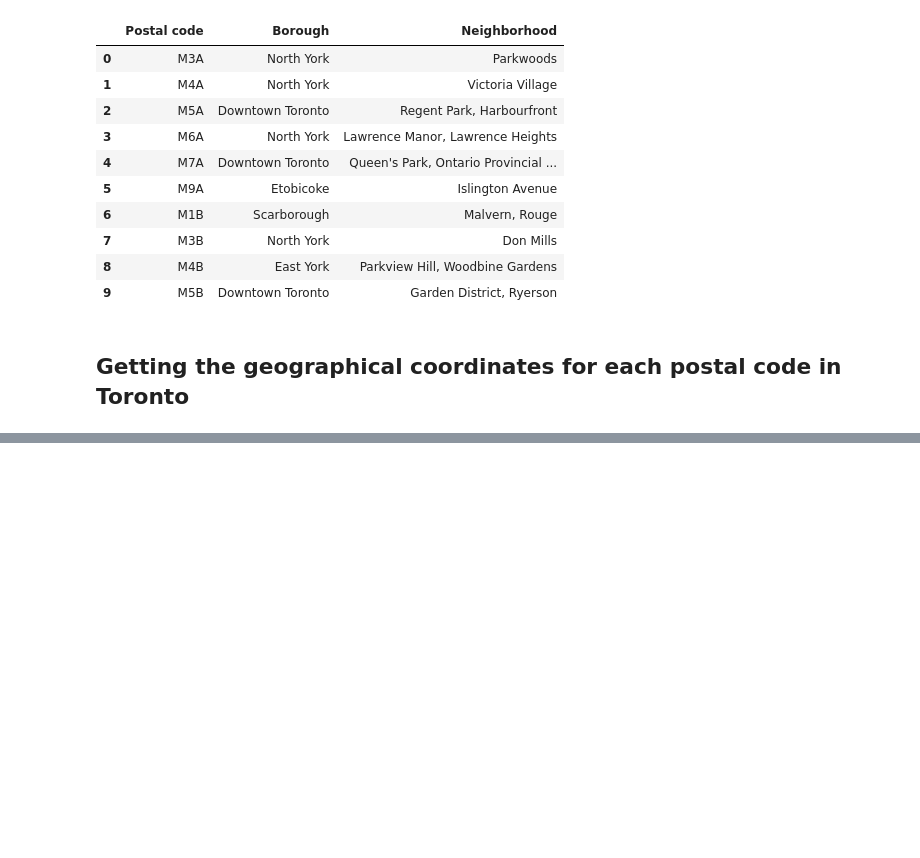
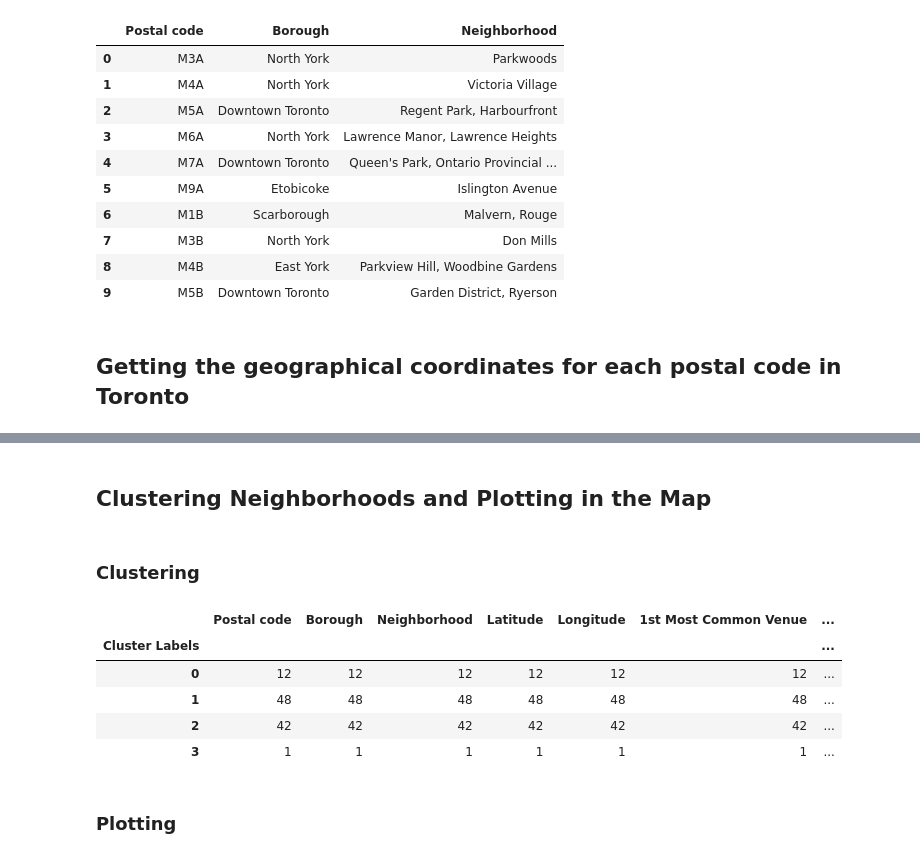
Before and after one commit to gustavosalgado86/Coursera_Capstone, a Jupyter notebook: Segmenting and Clustering Neighborhoods in Toronto.ipynb, the cells around one changed output, grey strips where cells are left out. Cells and saved outputs as stored; diff of their text form; code cells hidden in the pictures; blank space fills up the shorter version.

```diff
--- a/Segmenting and Clustering Neighborhoods in Toronto.ipynb
+++ b/Segmenting and Clustering Neighborhoods in Toronto.ipynb
@@ -85,0 +178,27 @@ toronto_neigh.head()
+# %%
+def return_most_common_venues(row, num_top_venues):
+    row_categories = row.iloc[1:]
+    row_categories_sorted = row_categories.sort_values(ascending=False)
+
+    return row_categories_sorted.index.values[0:num_top_venues]
+
+num_top_venues = 10
+
+indicators = ['st', 'nd', 'rd']
+
+# create columns according to number of top venues
+columns = ['Neighborhood']
+for ind in np.arange(num_top_venues):
+    try:
+        columns.append('{}{} Most Common Venue'.format(ind+1, indicators[ind]))
+    except:
+        columns.append('{}th Most Common Venue'.format(ind+1))
+
+# create a new dataframe
+neighborhoods_venues_sorted = pd.DataFrame(columns=columns)
+neighborhoods_venues_sorted['Neighborhood'] = toronto_grouped['Neighborhood']
+
+for ind in np.arange(toronto_grouped.shape[0]):
+    neighborhoods_venues_sorted.iloc[ind, 1:] = return_most_common_venues(toronto_grouped.iloc[ind, :], num_top_venues)
+
+neighborhoods_venues_sorted.head()
@@ -85,0 +212,29 @@ toronto_neigh.head()
+# %% [markdown]
+## Clustering Neighborhoods and Plotting in the Map
+# %% [markdown]
+### Clustering
+# %%
+# set number of clusters
+kclusters = 4
+#toronto_grouped
+toronto_grouped_clustering = toronto_grouped.drop('Neighborhood', 1)
+# run k-means clustering
+kmeans = KMeans(n_clusters=kclusters, random_state=0).fit(toronto_grouped_clustering)
+
+# add clustering labels
+neighborhoods_venues_sorted['Cluster Labels'] = kmeans.labels_
+neighborhoods_venues_sorted
+
+# merge toronto_grouped with toronto_data to add latitude/longitude for each neighborhood
+toronto_merged = pd.merge(toronto_neigh, neighborhoods_venues_sorted, how = 'inner')
+
+toronto_merged.groupby('Cluster Labels').count()
+# %% [output]
+|  | Postal code | Borough | Neighborhood | Latitude | Longitude | 1st Most Common Venue | ... |
+| Cluster Labels |  |  |  |  |  |  | ... |
+| 0 | 12 | 12 | 12 | 12 | 12 | 12 | ... |
+| 1 | 48 | 48 | 48 | 48 | 48 | 48 | ... |
+| 2 | 42 | 42 | 42 | 42 | 42 | 42 | ... |
+| 3 | 1 | 1 | 1 | 1 | 1 | 1 | ... |
+# %% [markdown]
+### Plotting
```
Also changed, not shown: parts of 15 cells of this notebook.
